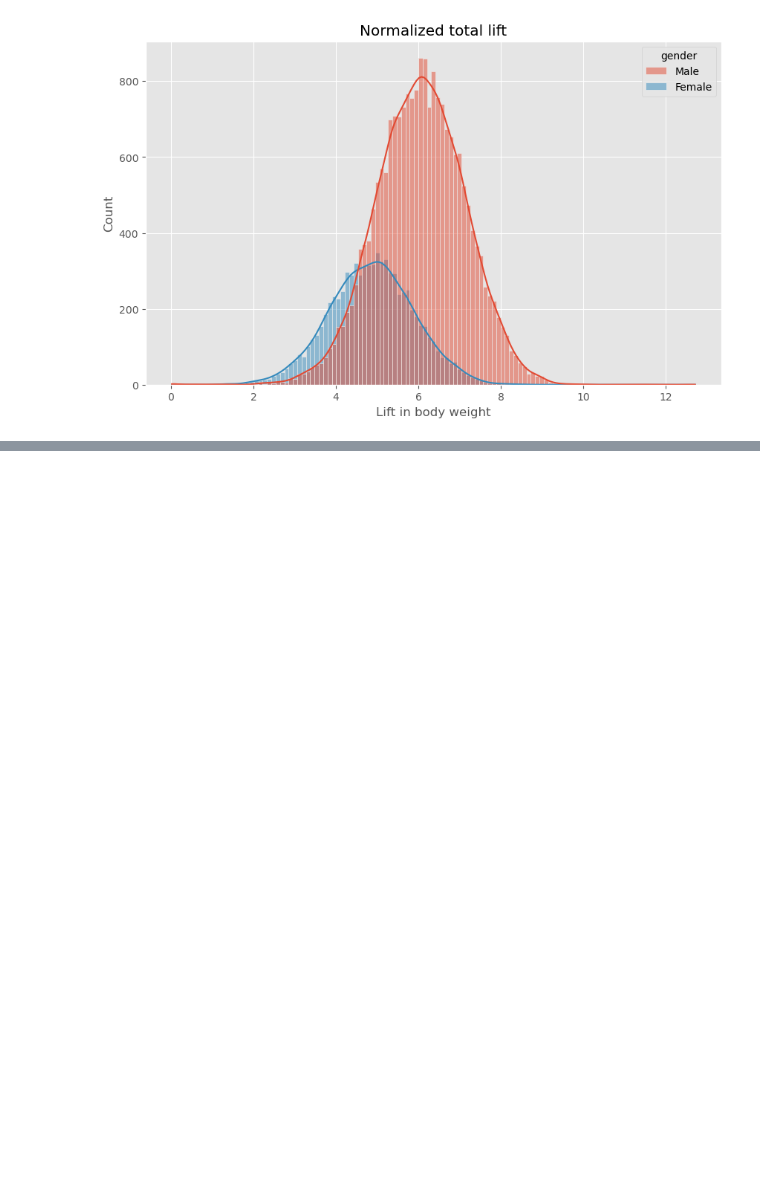
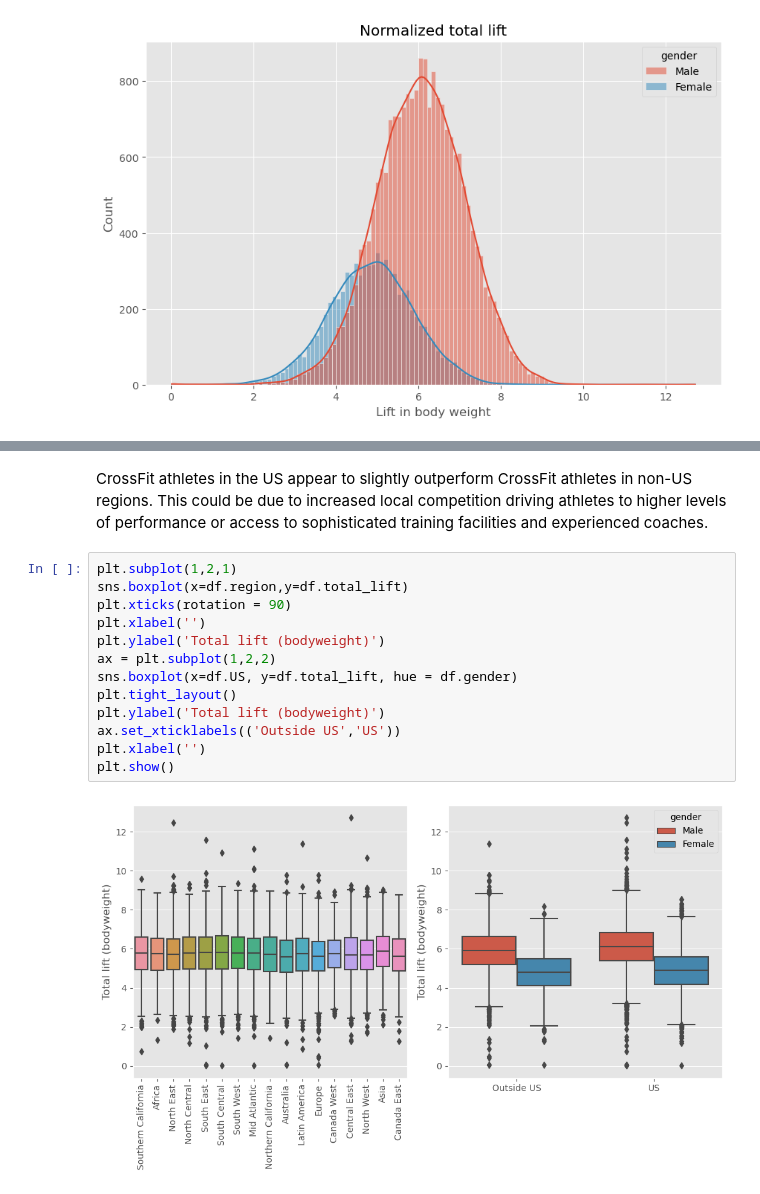
Before and after one commit to NinaCilliers/crossfit_project, a Jupyter notebook: crossfit_project.ipynb, the cells around one changed output, grey strips where cells are left out. Drawn from its saved outputs; the diff is of its cells as text; blank space fills up the shorter version.

```diff
--- a/crossfit_project.ipynb
+++ b/crossfit_project.ipynb
@@ -234,0 +265,17 @@ plt.xlabel(xlabel);
+# %% [markdown]
+CrossFit athletes in the US appear to slightly outperform CrossFit athletes in non-US regions. This could be due to increased local competition driving athletes to higher levels of performance or access to sophisticated training facilities and experienced coaches.
+# %%
+plt.subplot(1,2,1)
+sns.boxplot(x=df.region,y=df.total_lift)
+plt.xticks(rotation = 90)
+plt.xlabel('')
+plt.ylabel('Total lift (bodyweight)')
+ax = plt.subplot(1,2,2)
+sns.boxplot(x=df.US, y=df.total_lift, hue = df.gender)
+plt.tight_layout()
+plt.ylabel('Total lift (bodyweight)')
+ax.set_xticklabels(('Outside US','US'))
+plt.xlabel('')
+plt.show()
+# %% [output]
+[figure, added]
```
Also changed, not shown: parts of 4 cells of this notebook.
